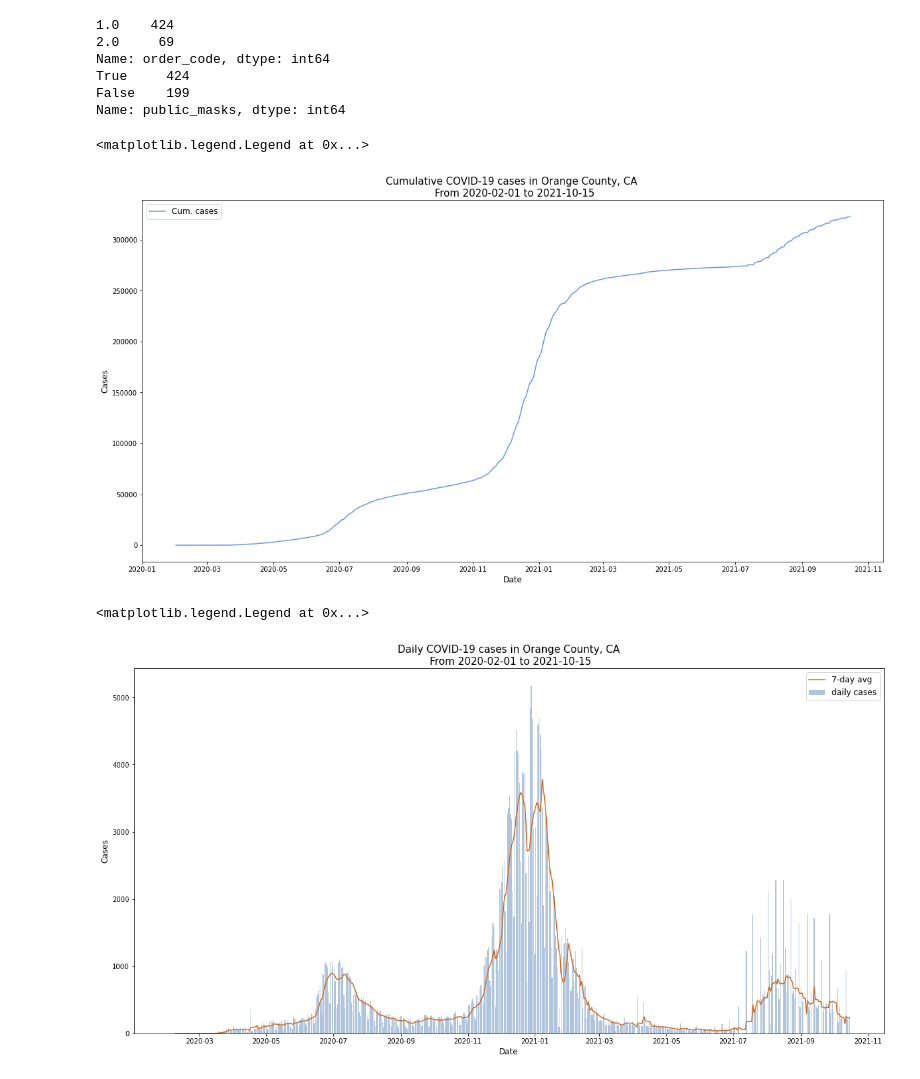
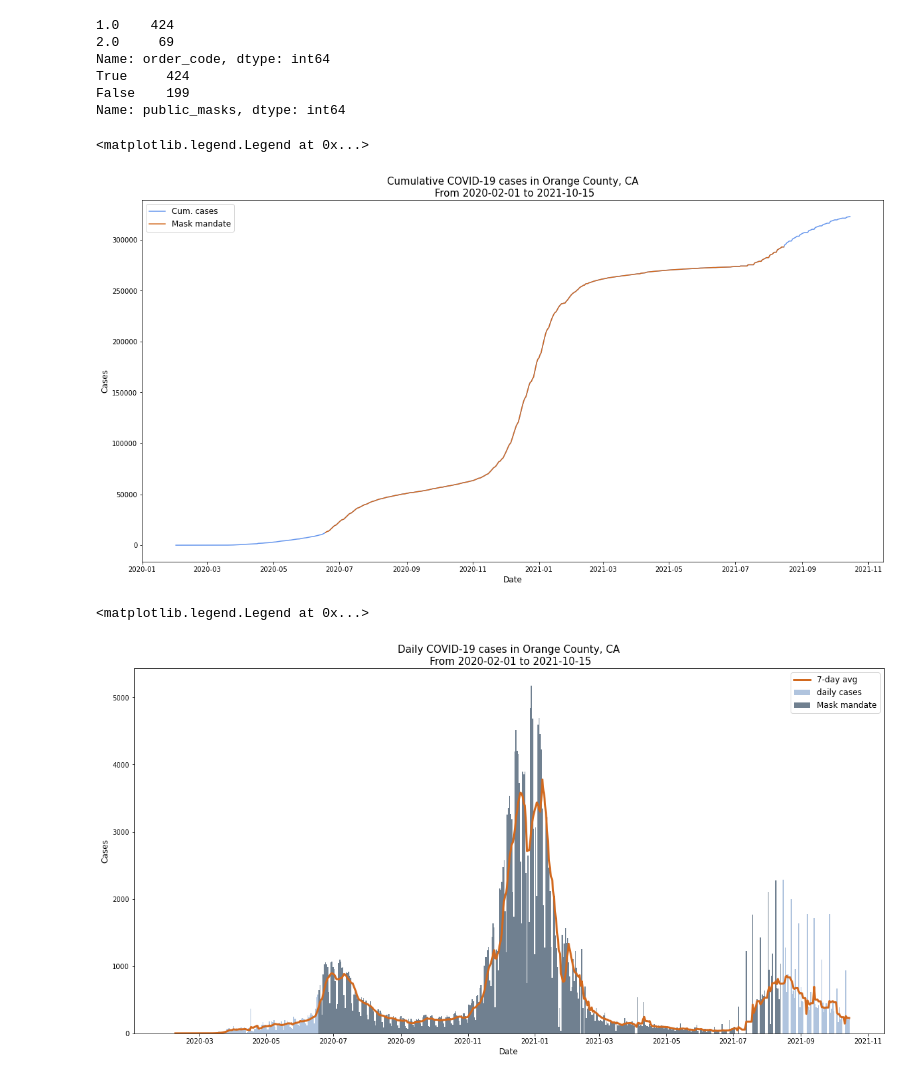
Before and after one commit to anushnap/data512-project, a Jupyter notebook: A4 - Common Analysis/Orange County Analysis.ipynb, the cells around one changed output. Drawn from its saved outputs; the diff is of its cells as text; code cells hidden in the pictures.

Commit message:
saved graph

```diff
--- a/A4 - Common Analysis/Orange County Analysis.ipynb
+++ b/A4 - Common Analysis/Orange County Analysis.ipynb
@@ -135,21 +135,26 @@ Name: public_masks, dtype: int64
 # %%
 fig = plt.figure(figsize = (20, 10))
 plt.plot(orange_df['date'], orange_df['cases'], label = 'Cum. cases', c = 'cornflowerblue')
+plt.plot(orange_df.loc[orange_df['public_masks'], 'date'], orange_df.loc[orange_df['public_masks'], 'cases'], label = 'Mask mandate', c = 'chocolate')
 plt.xlabel('Date', fontsize = 12)
 plt.ylabel('Cases', fontsize = 12)
 plt.title('Cumulative COVID-19 cases in Orange County, CA\n From 2020-02-01 to 2021-10-15', fontsize = 15)
 plt.legend(fontsize = 12)
 # %% [output]
 <matplotlib.legend.Legend at 0x...>
-[figure, old version]
+[figure, new version]
 # %%
 fig = plt.figure(figsize = (20, 10))
-plt.bar(orange_df['date'], orange_df['daily_cases'], label = 'daily cases', color = 'lightsteelblue')
-plt.plot(orange_df['date'], orange_df['rolling_avg_cases'], label = '7-day avg', color = 'chocolate')
+plt.bar(orange_df['date'], orange_df['daily_cases'], label = 'daily cases', color = 'lightsteelblue', width = 1)
+plt.bar(orange_df.loc[orange_df['public_masks'], 'date'], orange_df.loc[orange_df['public_masks'], 'daily_cases'], label = 'Mask mandate', color = 'slategrey', width = 1)
+plt.plot(orange_df['date'], orange_df['rolling_avg_cases'], label = '7-day avg', color = 'chocolate', linewidth = 3)
 plt.xlabel('Date', fontsize = 12)
 plt.ylabel('Cases', fontsize = 12)
 plt.title('Daily COVID-19 cases in Orange County, CA\n From 2020-02-01 to 2021-10-15', fontsize = 15)
 plt.legend(fontsize = 12)
+
+# Save figure into the results folder
+plt.savefig('../results/wikipedia_page_vists_2008-2021')
 # %% [output]
 <matplotlib.legend.Legend at 0x...>
-[figure, old version]
+[figure, new version]
```
Also changed, not shown: parts of 1 cell of this notebook, 1 other file.
